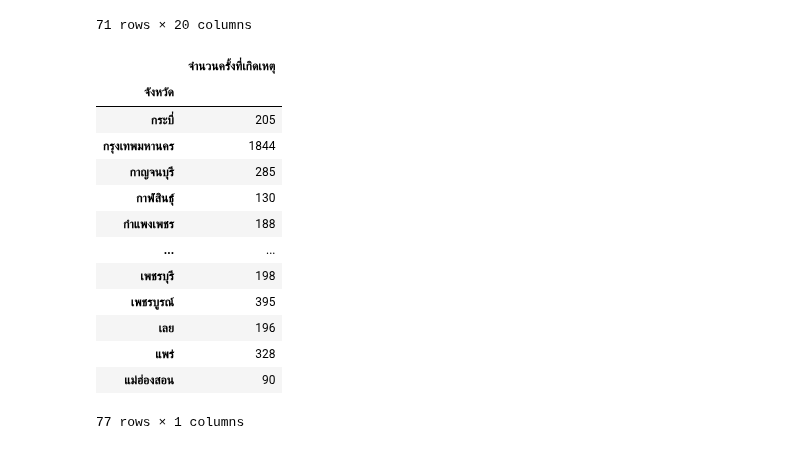
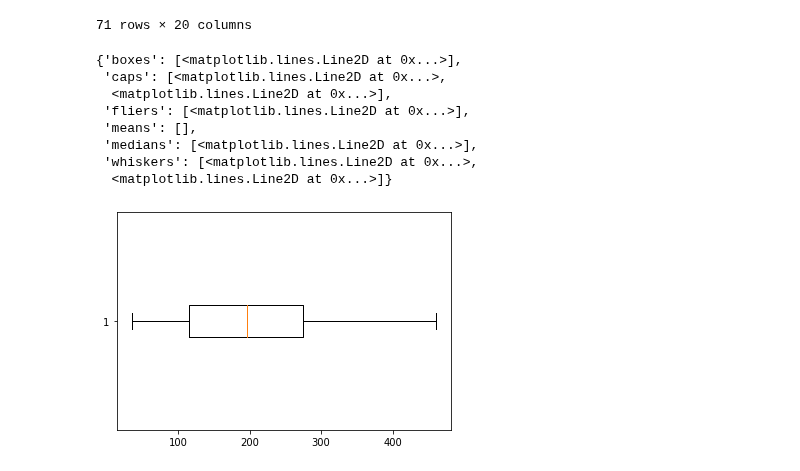
Before and after one commit to Adibank/DPDM, a Jupyter notebook: Project.ipynb, the cells around one changed output. Cells and saved outputs as stored; diff of their text form; code cells hidden in the pictures.

```diff
--- a/Project.ipynb
+++ b/Project.ipynb
@@ -304,20 +342,15 @@ no_outlier_no_missing
 | 75 | อุทัยธานี | 195 | 1060 | 478 | 896 | 795 | ... |
 | 76 | อุบลราชธานี | 698 | 7480 | 8674 | 2607 | 7661 | ... |
 71 rows × 20 columns
-# %%
-num_accident
-# %% [output]
-|  | จำนวนครั้งที่เกิดเหตุ |
-| จังหวัด |  |
-| กระบี่ | 205 |
-| กรุงเทพมหานคร | 1844 |
-| กาญจนบุรี | 285 |
-| กาฬสินธุ์ | 130 |
-| กำแพงเพชร | 188 |
-| ... | ... |
-| เพชรบุรี | 198 |
-| เพชรบูรณ์ | 395 |
-| เลย | 196 |
-| แพร่ | 328 |
-| แม่ฮ่องสอน | 90 |
-77 rows × 1 columns
+# %%
+plt.boxplot(no_outlier_no_missing['จำนวนครั้งที่เกิดเหตุ'],vert=False)
+# %% [output]
+{'boxes': [<matplotlib.lines.Line2D at 0x...>],
+ 'caps': [<matplotlib.lines.Line2D at 0x...>,
+  <matplotlib.lines.Line2D at 0x...>],
+ 'fliers': [<matplotlib.lines.Line2D at 0x...>],
+ 'means': [],
+ 'medians': [<matplotlib.lines.Line2D at 0x...>],
+ 'whiskers': [<matplotlib.lines.Line2D at 0x...>,
+  <matplotlib.lines.Line2D at 0x...>]}
+[figure, added]
```
Also changed, not shown: parts of 24 cells of this notebook.
